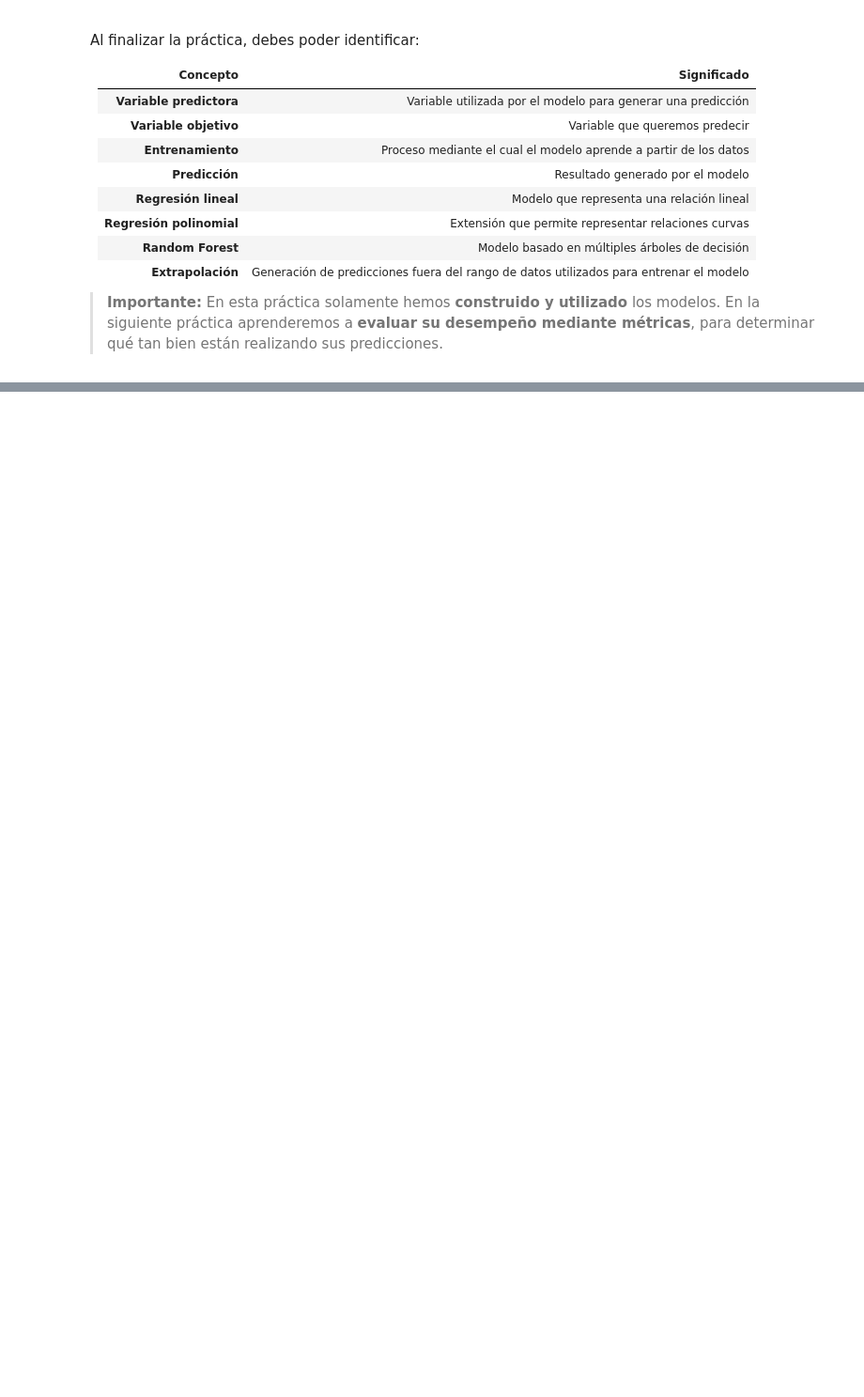
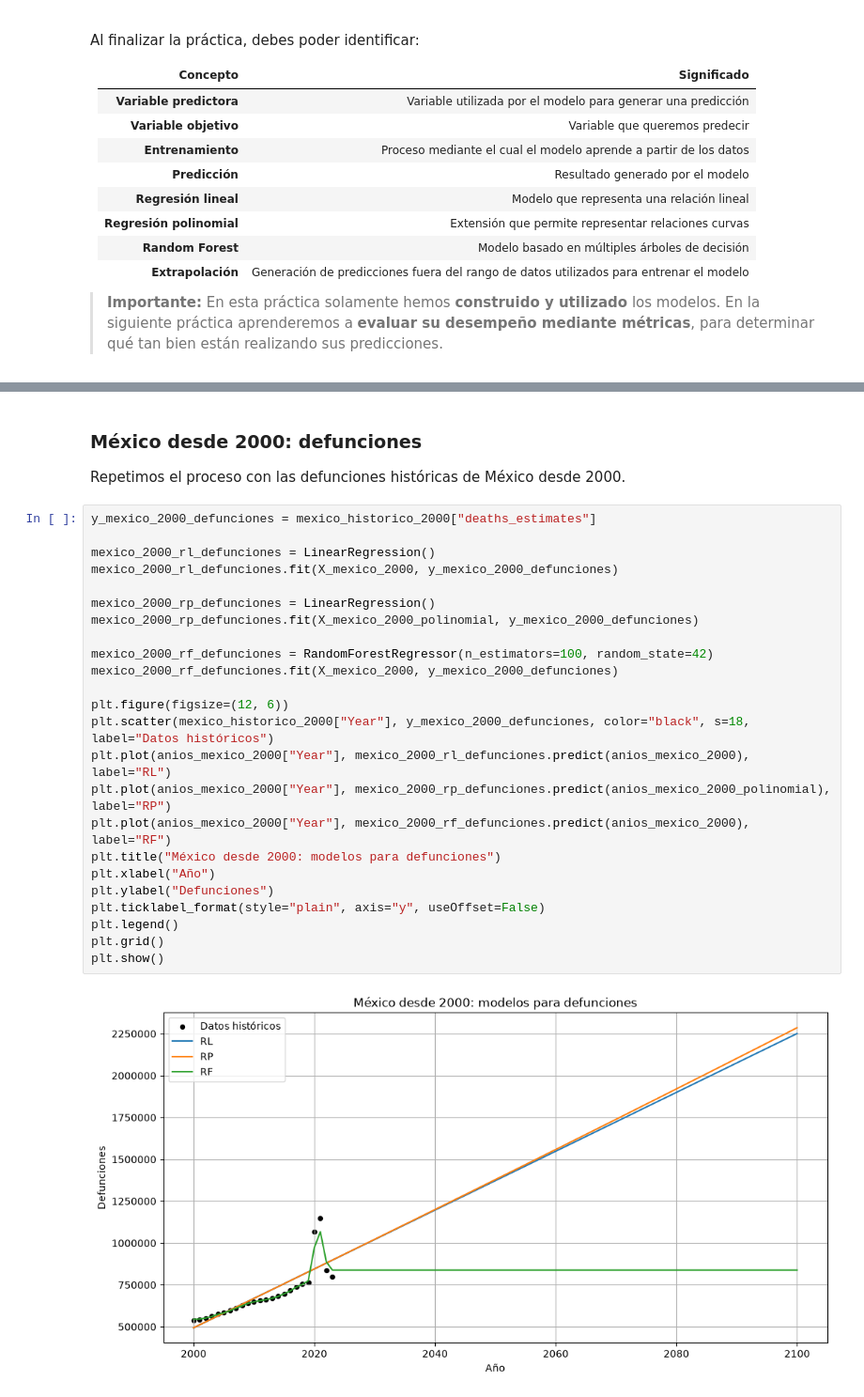
Before and after one commit to SHW378/Big_Data, a Jupyter notebook: U3_1_modelos_ml/notebooks/U3_1_modelos_regresion_demografia.ipynb, the cells around one changed output, grey strips where cells are left out. Shown at 94% size. Cells and saved outputs as stored; diff of their text form; blank space fills up the shorter version.

```diff
--- a/U3_1_modelos_ml/notebooks/U3_1_modelos_regresion_demografia.ipynb
+++ b/U3_1_modelos_ml/notebooks/U3_1_modelos_regresion_demografia.ipynb
@@ -1065,0 +1275,30 @@ Al finalizar la práctica, debes poder identificar:
+# %% [markdown]
+### México desde 2000: defunciones
+
+Repetimos el proceso con las defunciones históricas de México desde 2000.
+# %%
+y_mexico_2000_defunciones = mexico_historico_2000["deaths_estimates"]
+
+mexico_2000_rl_defunciones = LinearRegression()
+mexico_2000_rl_defunciones.fit(X_mexico_2000, y_mexico_2000_defunciones)
+
+mexico_2000_rp_defunciones = LinearRegression()
+mexico_2000_rp_defunciones.fit(X_mexico_2000_polinomial, y_mexico_2000_defunciones)
+
+mexico_2000_rf_defunciones = RandomForestRegressor(n_estimators=100, random_state=42)
+mexico_2000_rf_defunciones.fit(X_mexico_2000, y_mexico_2000_defunciones)
+
+plt.figure(figsize=(12, 6))
+plt.scatter(mexico_historico_2000["Year"], y_mexico_2000_defunciones, color="black", s=18, label="Datos históricos")
+plt.plot(anios_mexico_2000["Year"], mexico_2000_rl_defunciones.predict(anios_mexico_2000), label="RL")
+plt.plot(anios_mexico_2000["Year"], mexico_2000_rp_defunciones.predict(anios_mexico_2000_polinomial), label="RP")
+plt.plot(anios_mexico_2000["Year"], mexico_2000_rf_defunciones.predict(anios_mexico_2000), label="RF")
+plt.title("México desde 2000: modelos para defunciones")
+plt.xlabel("Año")
+plt.ylabel("Defunciones")
+plt.ticklabel_format(style="plain", axis="y", useOffset=False)
+plt.legend()
+plt.grid()
+plt.show()
+# %% [output]
+[figure, added]
```
Also changed, not shown: parts of 21 cells of this notebook.
